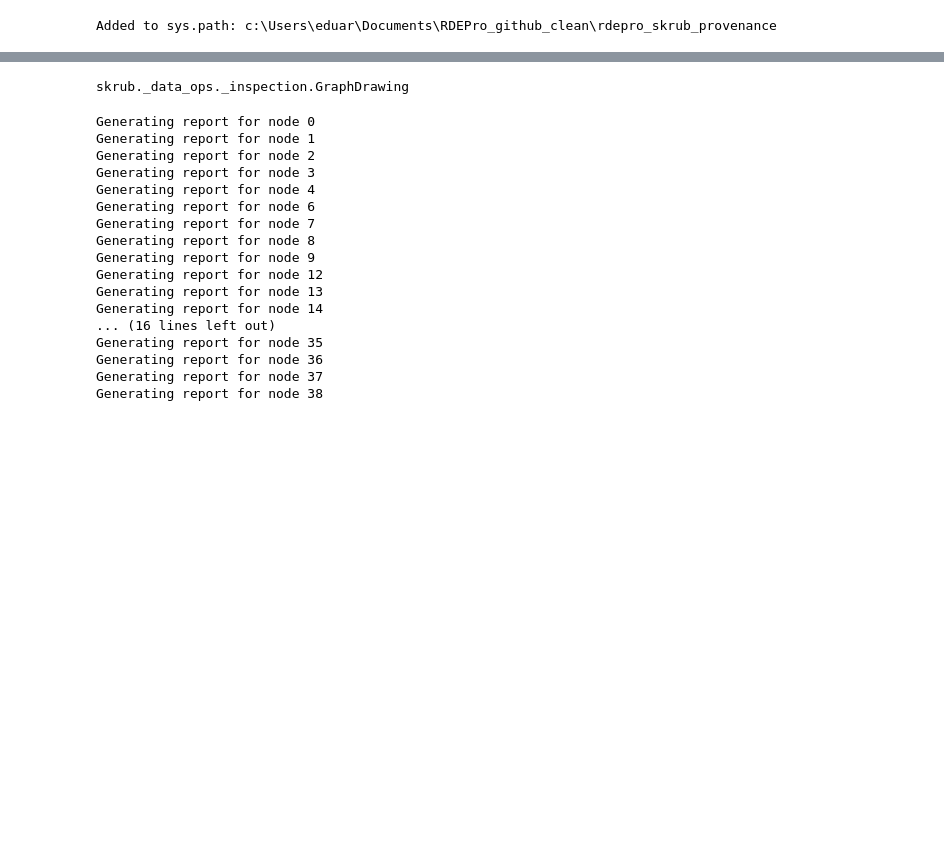
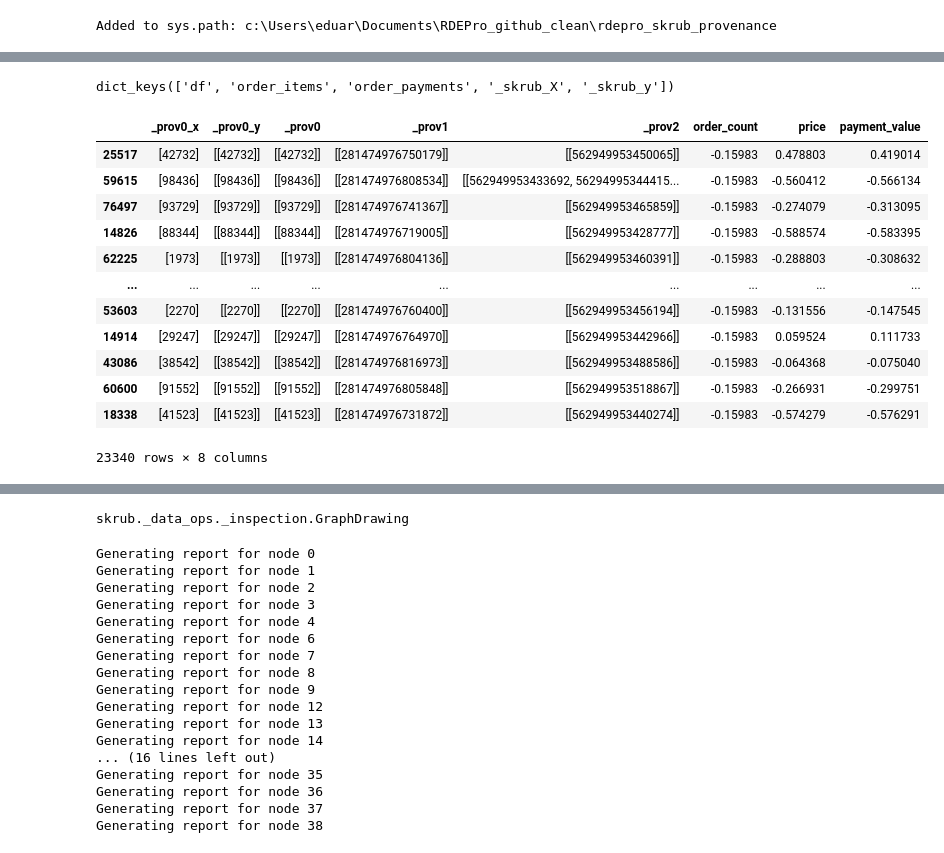
Before and after one commit to eduardChalovski/rdepro_skrub_provenance, a Jupyter notebook: monkey_patching_v02/data_provenance/notebook533e969fd3_SKRUBIFIED_why_data_eddie.ipynb, the cells around one changed output, grey strips where cells are left out. Drawn from its saved outputs; the diff is of its cells as text; code cells hidden in the pictures; blank space fills up the shorter version.

```diff
--- a/monkey_patching_v02/data_provenance/notebook533e969fd3_SKRUBIFIED_why_data_eddie.ipynb
+++ b/monkey_patching_v02/data_provenance/notebook533e969fd3_SKRUBIFIED_why_data_eddie.ipynb
@@ -205,0 +211,20 @@ Parameters: { "use_label_encoder" } are not used.
+# %%
+split["test"].keys()
+# %% [output]
+dict_keys(['df', 'order_items', 'order_payments', '_skrub_X', '_skrub_y'])
+# %%
+split["test"]["_skrub_X"]
+# %% [output]
+|  | _prov0_x | _prov0_y | _prov0 | _prov1 | _prov2 | order_count | price | payment_value |
+| 25517 | [42732] | [[42732]] | [[42732]] | [[281474976750179]] | [[562949953450065]] | -0.15983 | 0.478803 | 0.419014 |
+| 59615 | [98436] | [[98436]] | [[98436]] | [[281474976808534]] | [[562949953433692, 56294995344415... | -0.15983 | -0.560412 | -0.566134 |
+| 76497 | [93729] | [[93729]] | [[93729]] | [[281474976741367]] | [[562949953465859]] | -0.15983 | -0.274079 | -0.313095 |
+| 14826 | [88344] | [[88344]] | [[88344]] | [[281474976719005]] | [[562949953428777]] | -0.15983 | -0.588574 | -0.583395 |
+| 62225 | [1973] | [[1973]] | [[1973]] | [[281474976804136]] | [[562949953460391]] | -0.15983 | -0.288803 | -0.308632 |
+| ... | ... | ... | ... | ... | ... | ... | ... | ... |
+| 53603 | [2270] | [[2270]] | [[2270]] | [[281474976760400]] | [[562949953456194]] | -0.15983 | -0.131556 | -0.147545 |
+| 14914 | [29247] | [[29247]] | [[29247]] | [[281474976764970]] | [[562949953442966]] | -0.15983 | 0.059524 | 0.111733 |
+| 43086 | [38542] | [[38542]] | [[38542]] | [[281474976816973]] | [[562949953488586]] | -0.15983 | -0.064368 | -0.075040 |
+| 60600 | [91552] | [[91552]] | [[91552]] | [[281474976805848]] | [[562949953518867]] | -0.15983 | -0.266931 | -0.299751 |
+| 18338 | [41523] | [[41523]] | [[41523]] | [[281474976731872]] | [[562949953440274]] | -0.15983 | -0.574279 | -0.576291 |
+23340 rows × 8 columns
```
Also changed, not shown: parts of 8 cells of this notebook, 1 other file.
